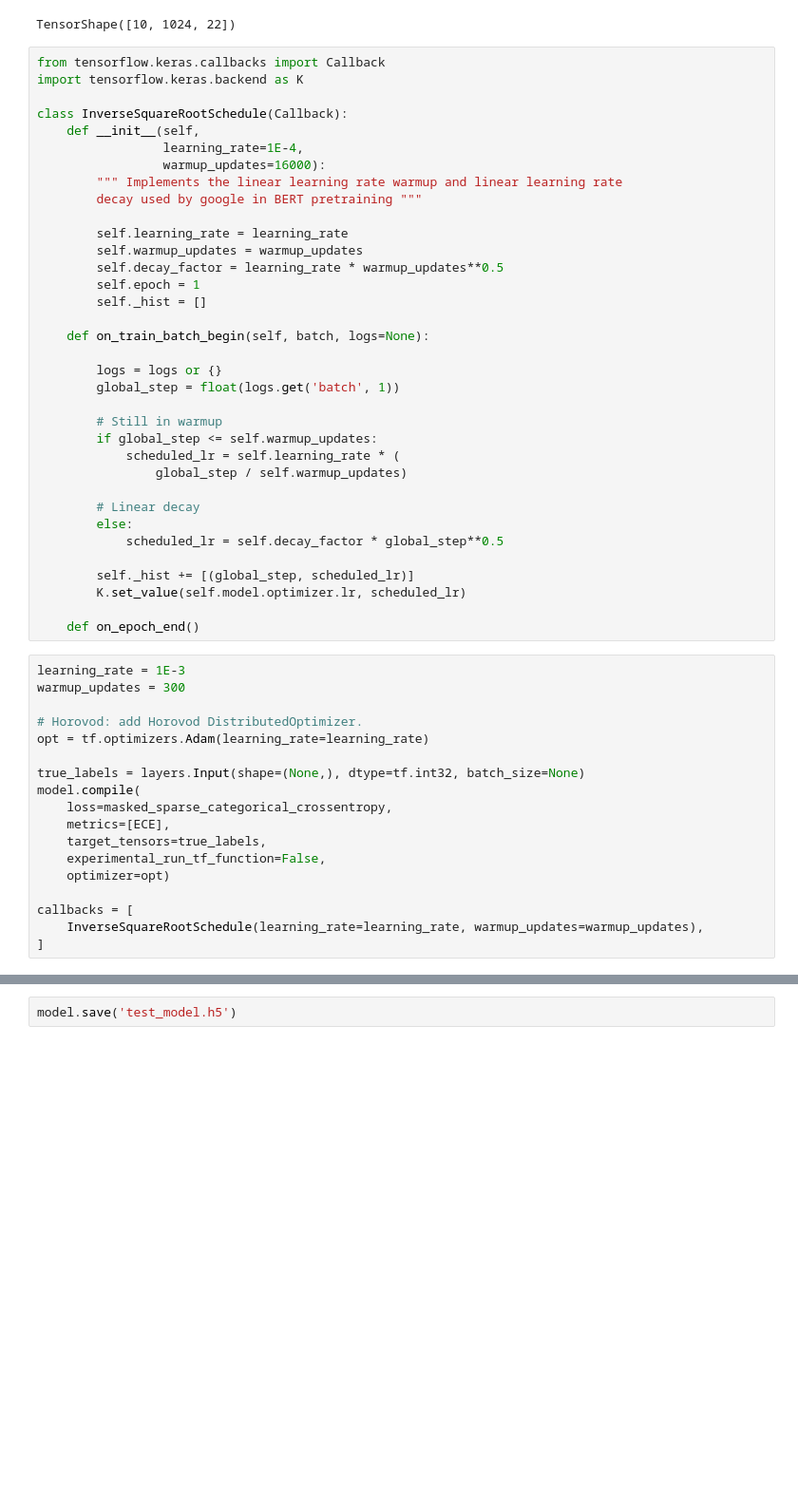
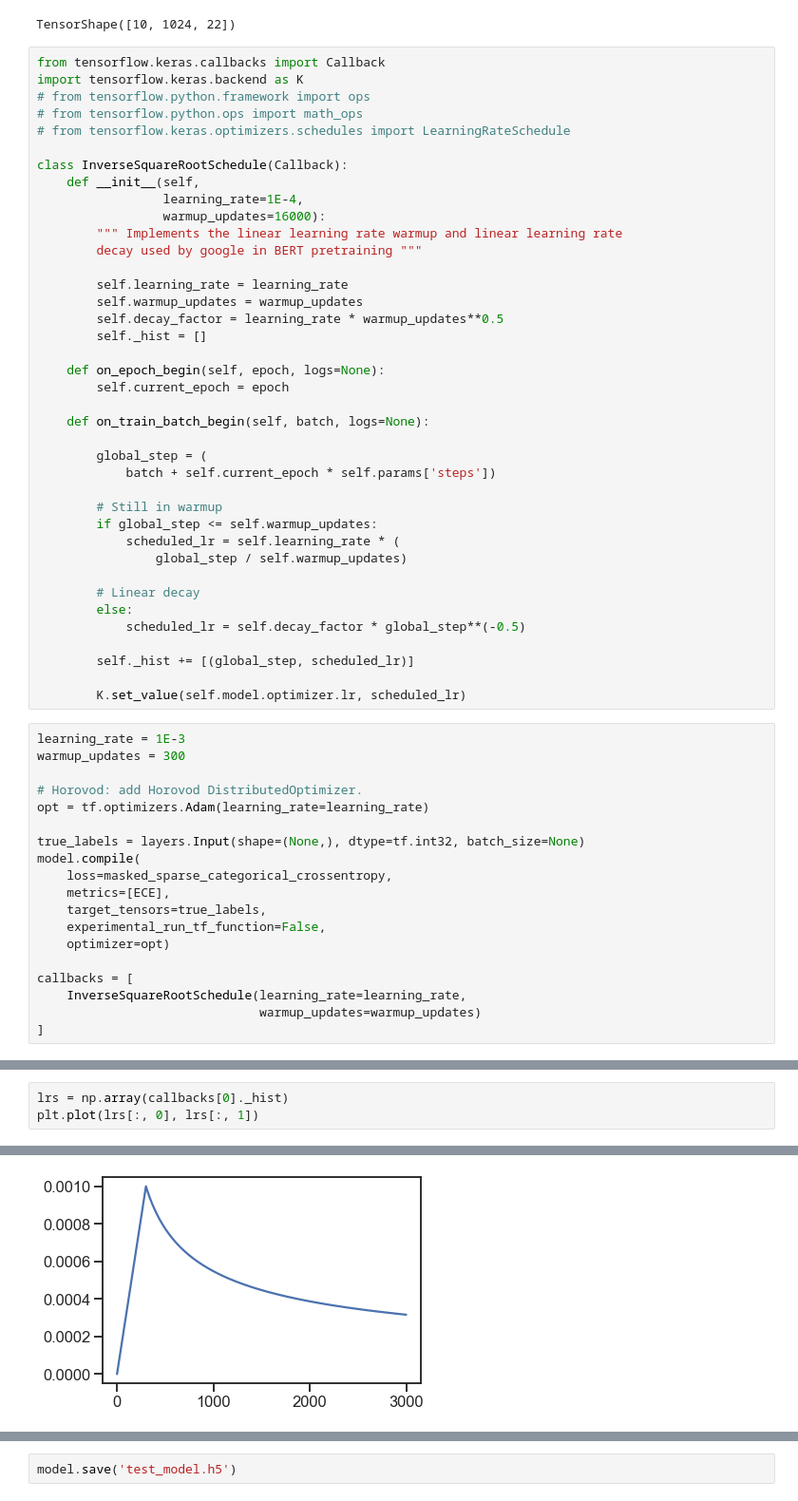
Before and after one commit to pstjohn/uniparc_modeling, a Jupyter notebook: single_aa_encoding_development-Copy1.ipynb, the cells around one changed output, grey strips where cells are left out. Shown: that part at 95% size. Saved outputs shown, nothing was run; the diff lists cells and outputs as text; blank space fills up the shorter version.

```diff
--- a/single_aa_encoding_development-Copy1.ipynb
+++ b/single_aa_encoding_development-Copy1.ipynb
@@ -154,6 +154,9 @@ TensorShape([10, 1024, 22])
 # %%
 from tensorflow.keras.callbacks import Callback
 import tensorflow.keras.backend as K
+# from tensorflow.python.framework import ops
+# from tensorflow.python.ops import math_ops
+# from tensorflow.keras.optimizers.schedules import LearningRateSchedule
 
 class InverseSquareRootSchedule(Callback):
     def __init__(self,
@@ -165,13 +168,15 @@ class InverseSquareRootSchedule(Callback):
         self.learning_rate = learning_rate
         self.warmup_updates = warmup_updates
         self.decay_factor = learning_rate * warmup_updates**0.5
-        self.epoch = 1
         self._hist = []
+
+    def on_epoch_begin(self, epoch, logs=None):
+        self.current_epoch = epoch
 
     def on_train_batch_begin(self, batch, logs=None):
 
-        logs = logs or {}
-        global_step = float(logs.get('batch', 1))
+        global_step = (
+            batch + self.current_epoch * self.params['steps'])
 
         # Still in warmup
         if global_step <= self.warmup_updates:
@@ -180,12 +185,11 @@ class InverseSquareRootSchedule(Callback):
 
         # Linear decay
         else:
-            scheduled_lr = self.decay_factor * global_step**0.5
+            scheduled_lr = self.decay_factor * global_step**(-0.5)
 
         self._hist += [(global_step, scheduled_lr)]
+
         K.set_value(self.model.optimizer.lr, scheduled_lr)
-
-    def on_epoch_end()
 # %%
 learning_rate = 1E-3
 warmup_updates = 300
@@ -202,7 +206,8 @@ model.compile(
     optimizer=opt)
 
 callbacks = [
-    InverseSquareRootSchedule(learning_rate=learning_rate, warmup_updates=warmup_updates),
+    InverseSquareRootSchedule(learning_rate=learning_rate,
+                              warmup_updates=warmup_updates)
 ]
 # %%
 model.fit(training_data, steps_per_epoch=1000, epochs=3, verbose=1,
@@ -225,0 +223,4 @@ plt.plot(np.array(a._hist)[:, 1])
+# %%
+lrs = np.array(callbacks[0]._hist)
+plt.plot(lrs[:, 0], lrs[:, 1])
+# %% [output]
@@ -226,2 +228,3 @@ plt.plot(np.array(a._hist)[:, 1])
+[figure, added]
 # %%
 model.evaluate(valid_data, steps=10)
```
Also changed, not shown: parts of 11 cells of this notebook, 5 other files.
